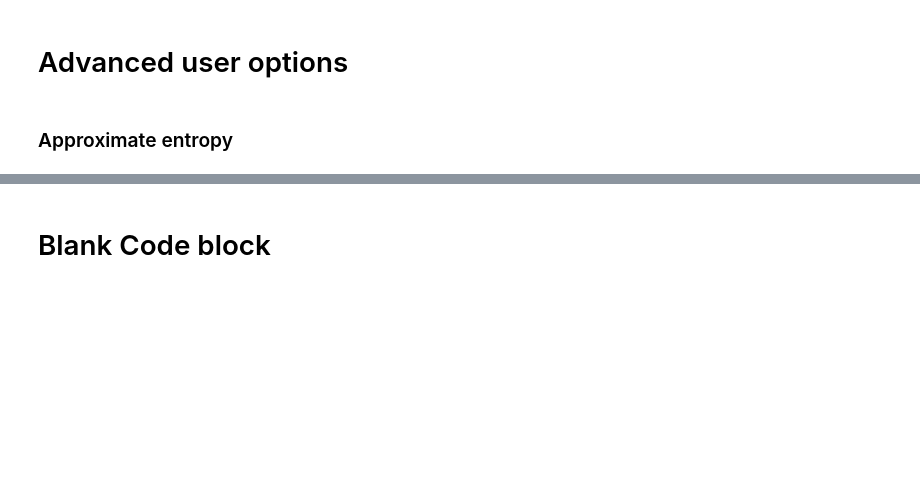
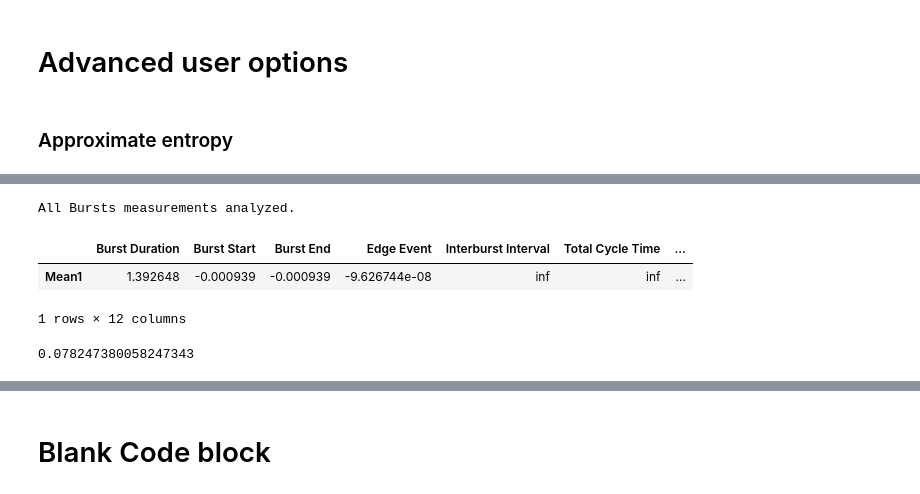
Before and after one commit to drcgw/bass, a Jupyter notebook: Single Wave- Interactive.ipynb, the cells around one changed output, grey strips where cells are left out. Drawn from its saved outputs; the diff is of its cells as text; code cells hidden in the pictures; blank space fills up the shorter version.

```diff
--- a/Single Wave- Interactive.ipynb
+++ b/Single Wave- Interactive.ipynb
@@ -432,0 +521,15 @@ except ImportError:
+# %%
+#Approximate Entropy
+event_type = 'Bursts'
+meas = 'all'
+Results = ap_entropy_wrapper(event_type, meas, Data, Settings, Results)
+Results['Approximate Entropy']
+# %% [output]
+All Bursts measurements analyzed.
+|  | Burst Duration | Burst Start | Burst End | Edge Event | Interburst Interval | Total Cycle Time | ... |
+| Mean1 | 1.392648 | -0.000939 | -0.000939 | -9.626744e-08 | inf | inf | ... |
+1 rows × 12 columns
+# %%
+samp_entropy(Data['original']['Mean1'][:1].tolist(), 2, (0.2*np.std(Data['original']['Mean1'])))
+# %% [output]
+0.078247380058247343
```
Also changed, not shown: parts of 17 cells of this notebook, 2 other files.
